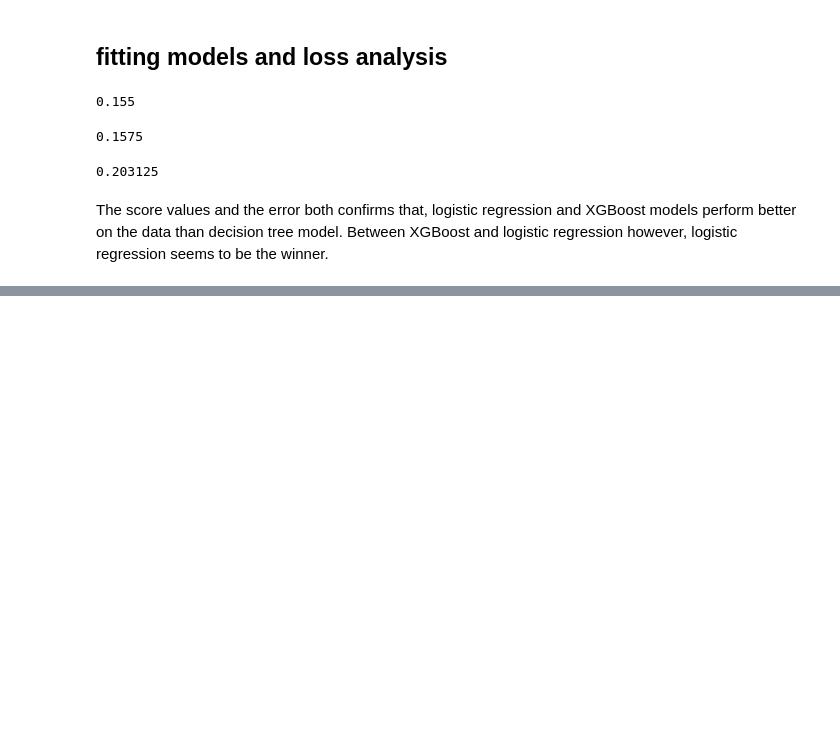
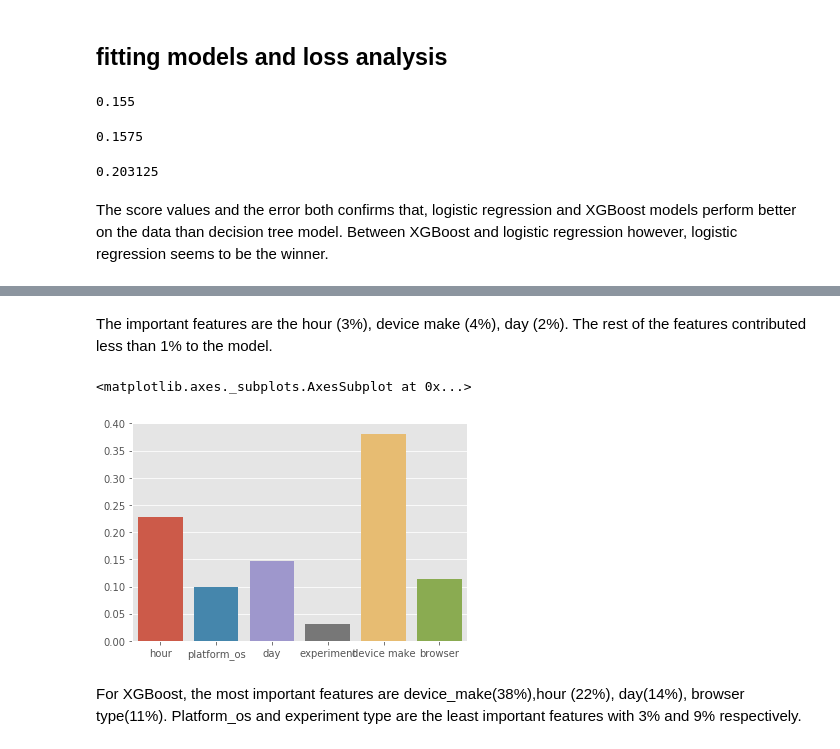
Before and after one commit to Ayebilla/DataScience_Learning, a Jupyter notebook: TenAcademy/week4/ABTest-ML.ipynb, the cells around one changed output, grey strips where cells are left out. Drawn from its saved outputs; the diff is of its cells as text; code cells hidden in the pictures; blank space fills up the shorter version.

```diff
--- a/TenAcademy/week4/ABTest-ML.ipynb
+++ b/TenAcademy/week4/ABTest-ML.ipynb
@@ -189,0 +153,10 @@ The score values and the error both confirms that, logistic regression and XGBoo
+# %% [markdown]
+The important features are the hour (3%), device make (4%), day (2%). The rest of the features contributed less than 1% to the model.
+# %%
+#Feature importance from XGBoost classifier
+sns.barplot(features,xgb.feature_importances_)
+# %% [output]
+<matplotlib.axes._subplots.AxesSubplot at 0x...>
+[figure, added]
+# %% [markdown]
+For XGBoost, the most important features are device_make(38%),hour (22%), day(14%), browser type(11%). Platform_os and experiment type are the least important features with 3% and 9% respectively.
```
Also changed, not shown: parts of 17 cells of this notebook.
